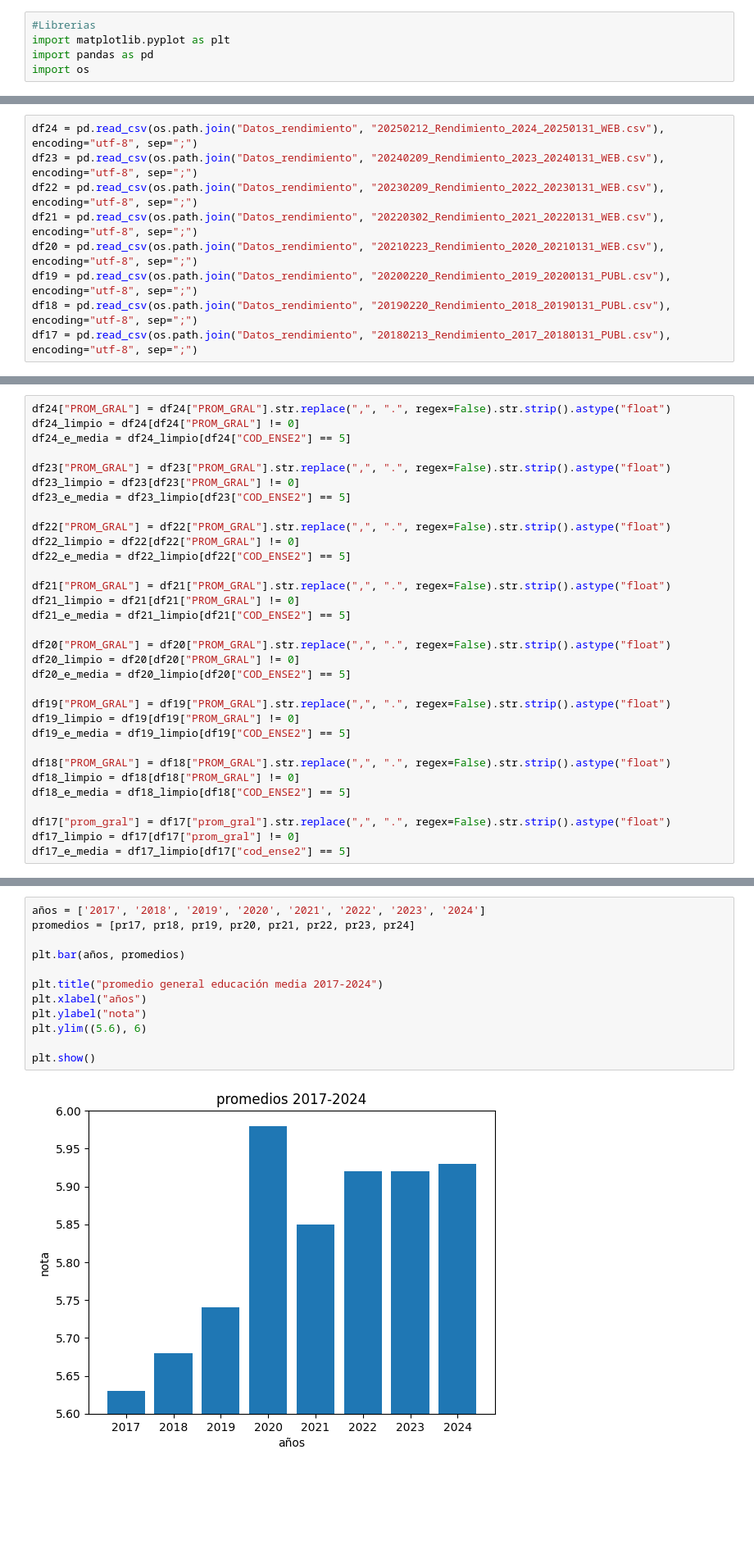
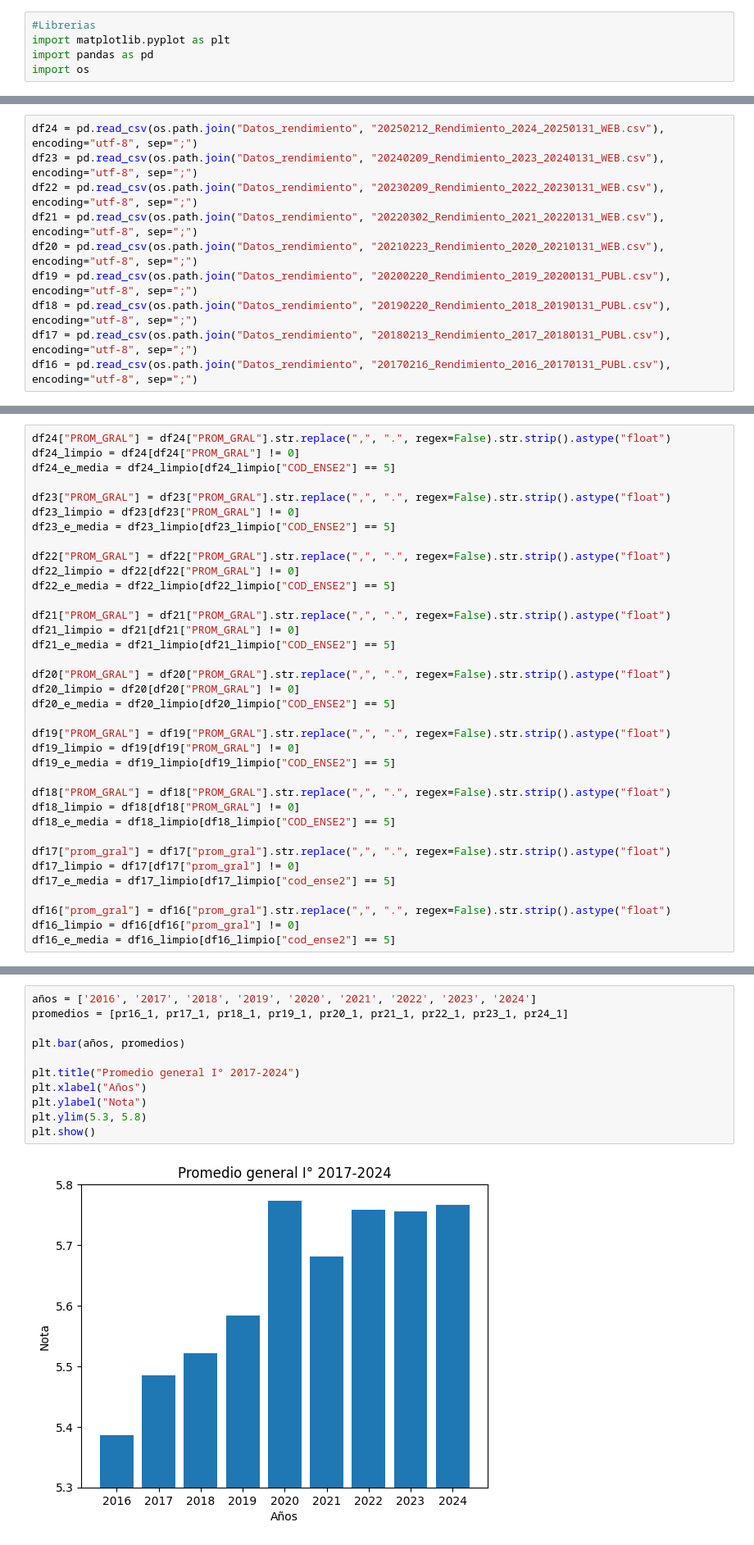
Before and after one commit to cony45678/Proyecto-Semestral-IMT2200, a Jupyter notebook: proyecto/notebook_rendimiento.ipynb, the cells around one changed output, grey strips where cells are left out. Shown: that part at 82% size. Drawn from its saved outputs; the diff is of its cells as text; blank space fills up the shorter version.

Commit message:
commit notebook_rendimiento 2

```diff
--- a/proyecto/notebook_rendimiento.ipynb
+++ b/proyecto/notebook_rendimiento.ipynb
@@ -12,3 +16,4 @@ df20 = pd.read_csv(os.path.join("Datos_rendimiento", "20210223_Rendimiento_2020_
 df19 = pd.read_csv(os.path.join("Datos_rendimiento", "20200220_Rendimiento_2019_20200131_PUBL.csv"), encoding="utf-8", sep=";")
 df18 = pd.read_csv(os.path.join("Datos_rendimiento", "20190220_Rendimiento_2018_20190131_PUBL.csv"), encoding="utf-8", sep=";")
 df17 = pd.read_csv(os.path.join("Datos_rendimiento", "20180213_Rendimiento_2017_20180131_PUBL.csv"), encoding="utf-8", sep=";")
+df16 = pd.read_csv(os.path.join("Datos_rendimiento", "20170216_Rendimiento_2016_20170131_PUBL.csv"), encoding="utf-8", sep=";")
@@ -15,32 +22,36 @@ df17 = pd.read_csv(os.path.join("Datos_rendimiento", "20180213_Rendimiento_2017_
 # %%
 df24["PROM_GRAL"] = df24["PROM_GRAL"].str.replace(",", ".", regex=False).str.strip().astype("float")
 df24_limpio = df24[df24["PROM_GRAL"] != 0]
-df24_e_media = df24_limpio[df24["COD_ENSE2"] == 5]
+df24_e_media = df24_limpio[df24_limpio["COD_ENSE2"] == 5]
 
 df23["PROM_GRAL"] = df23["PROM_GRAL"].str.replace(",", ".", regex=False).str.strip().astype("float")
 df23_limpio = df23[df23["PROM_GRAL"] != 0]
-df23_e_media = df23_limpio[df23["COD_ENSE2"] == 5]
+df23_e_media = df23_limpio[df23_limpio["COD_ENSE2"] == 5]
 
 df22["PROM_GRAL"] = df22["PROM_GRAL"].str.replace(",", ".", regex=False).str.strip().astype("float")
 df22_limpio = df22[df22["PROM_GRAL"] != 0]
-df22_e_media = df22_limpio[df22["COD_ENSE2"] == 5]
+df22_e_media = df22_limpio[df22_limpio["COD_ENSE2"] == 5]
 
 df21["PROM_GRAL"] = df21["PROM_GRAL"].str.replace(",", ".", regex=False).str.strip().astype("float")
 df21_limpio = df21[df21["PROM_GRAL"] != 0]
-df21_e_media = df21_limpio[df21["COD_ENSE2"] == 5]
+df21_e_media = df21_limpio[df21_limpio["COD_ENSE2"] == 5]
 
 df20["PROM_GRAL"] = df20["PROM_GRAL"].str.replace(",", ".", regex=False).str.strip().astype("float")
 df20_limpio = df20[df20["PROM_GRAL"] != 0]
-df20_e_media = df20_limpio[df20["COD_ENSE2"] == 5]
+df20_e_media = df20_limpio[df20_limpio["COD_ENSE2"] == 5]
 
 df19["PROM_GRAL"] = df19["PROM_GRAL"].str.replace(",", ".", regex=False).str.strip().astype("float")
 df19_limpio = df19[df19["PROM_GRAL"] != 0]
-df19_e_media = df19_limpio[df19["COD_ENSE2"] == 5]
+df19_e_media = df19_limpio[df19_limpio["COD_ENSE2"] == 5]
 
 df18["PROM_GRAL"] = df18["PROM_GRAL"].str.replace(",", ".", regex=False).str.strip().astype("float")
 df18_limpio = df18[df18["PROM_GRAL"] != 0]
-df18_e_media = df18_limpio[df18["COD_ENSE2"] == 5]
+df18_e_media = df18_limpio[df18_limpio["COD_ENSE2"] == 5]
 
 df17["prom_gral"] = df17["prom_gral"].str.replace(",", ".", regex=False).str.strip().astype("float")
 df17_limpio = df17[df17["prom_gral"] != 0]
-df17_e_media = df17_limpio[df17["cod_ense2"] == 5]
+df17_e_media = df17_limpio[df17_limpio["cod_ense2"] == 5]
+
+df16["prom_gral"] = df16["prom_gral"].str.replace(",", ".", regex=False).str.strip().astype("float")
+df16_limpio = df16[df16["prom_gral"] != 0]
+df16_e_media = df16_limpio[df16_limpio["cod_ense2"] == 5]
@@ -56,14 +200,13 @@ pr17 = round(df17_e_media["prom_gral"].mean(), 2)
 # %%
-años = ['2017', '2018', '2019', '2020', '2021', '2022', '2023', '2024']
-promedios = [pr17, pr18, pr19, pr20, pr21, pr22, pr23, pr24]
+años = ['2016', '2017', '2018', '2019', '2020', '2021', '2022', '2023', '2024']
+promedios = [pr16_1, pr17_1, pr18_1, pr19_1, pr20_1, pr21_1, pr22_1, pr23_1, pr24_1]
 
 plt.bar(años, promedios)
 
-plt.title("promedio general educación media 2017-2024")
-plt.xlabel("años")
-plt.ylabel("nota")
-plt.ylim((5.6), 6)
-
+plt.title("Promedio general I° 2017-2024")
+plt.xlabel("Años")
+plt.ylabel("Nota")
+plt.ylim(5.3, 5.8)
 plt.show()
 # %% [output]
-[figure, old version]
+[figure, new version]
```
Also changed, not shown: parts of 15 cells of this notebook.
